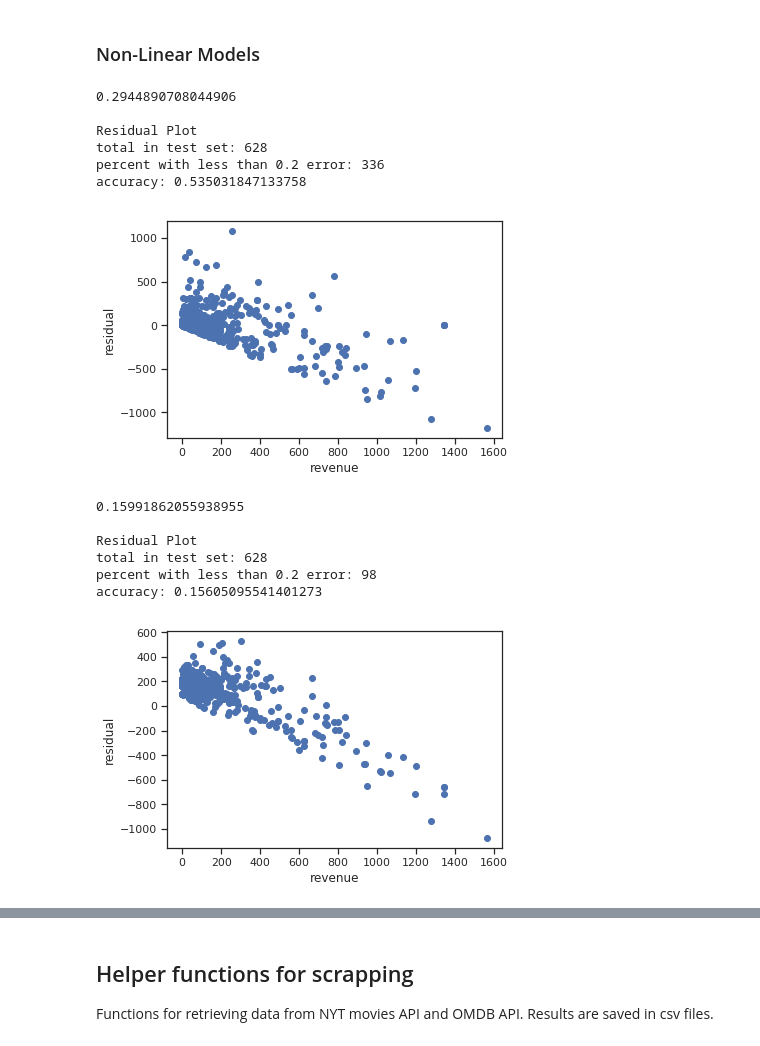
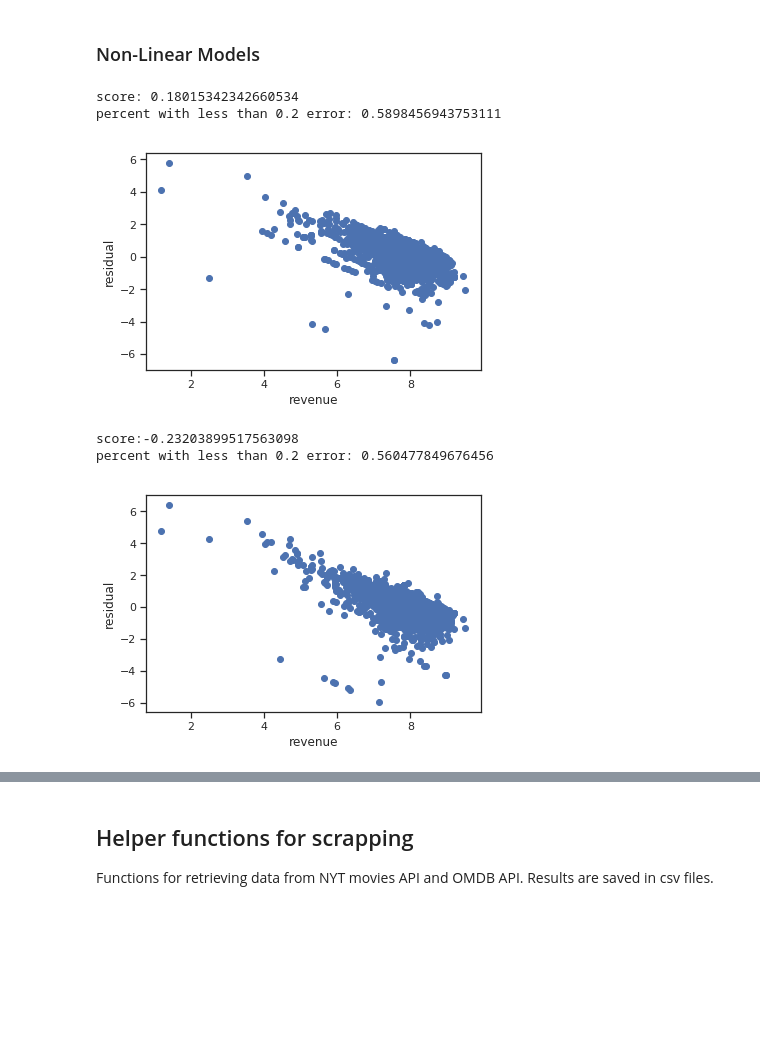
Before and after one commit to stephengou/Predictive-Model-Of-Movie-Revenues, a Jupyter notebook: Predictive Modelling of Revenues of Modern American Movies.ipynb, the cells around one changed output, grey strips where cells are left out. Saved outputs shown, nothing was run; the diff lists cells and outputs as text; code cells hidden in the pictures; blank space fills up the shorter version.

```diff
--- a/Predictive Modelling of Revenues of Modern American Movies.ipynb
+++ b/Predictive Modelling of Revenues of Modern American Movies.ipynb
@@ -207,6 +233,7 @@ main_df['release_date'] = pd.to_datetime(main_df['release_date'])
 main_df.drop(main_df[main_df['release_date'].dt.year < 1990].index, inplace=True)
 main_df.drop(main_df[main_df['release_date'].dt.year > 2016].index, inplace=True)
 main_df = main_df[main_df['revenue'] > 0]
+main_df = main_df[main_df['budget'] > 0]
 main_df = main_df.merge(ny_df,how='left')
 main_df = main_df.merge(ny_sentiment_df, how='left')
 
@@ -265,15 +292,8 @@ def get_cpi_adjusted_budget(df):
 
 main_df['revenue'] = main_df.apply(get_cpi_adjusted_revenue,axis=1)
 main_df['budget'] = main_df.apply(get_cpi_adjusted_budget,axis=1)
-main_df['revenue'] = main_df['revenue'] * 0.000001
-main_df['budget'] = main_df['budget'] * 0.000001
-
-def cat_revenue(df):
-    rev = df['revenue']
-    c = min(int(rev/250. * 10.),10)
-    return c
-
-#main_df['revenue'] = main_df.apply(cat_revenue,axis=1)
+main_df['revenue'] = np.log10(main_df['revenue'])
+main_df['budget'] = np.log10(main_df['budget'])
 
 main_df = main_df.drop(columns = ['release_date','original_language','popularity','homepage','overview','spoken_languages','tagline','original_title','vote_average','vote_count','id','status','production_companies','keywords'])
 # %%
@@ -361,7 +405,7 @@ ols_train['revenue'] = y_train
 limit = 0.2 #error allowed
 
 #bench mark against just predicting mean
-error_rate = (y_df.mean() - y_df)/y_df
+error_rate = (10 ** y_df.mean() - 10 ** y_df)/(10 ** y_df)
 print('total in test set: ' +str(len(y_df)))
 valid_predictions = np.sum(error_rate < limit)
 print('percent with less than {} error: '.format(limit) + str(valid_predictions))
@@ -372,7 +416,7 @@ def evaluate_ols_results(results):
     predictions = results.predict(x_test)
     plt.scatter(y_test, predictions - y_test)
 
-    error_rate = (predictions - y_test)/y_test
+    error_rate = (10 **predictions - 10 ** y_test)/(10 **y_test)
     correct_predictions = np.sum(error_rate < limit)
     print(correct_predictions, correct_predictions/len(y_test))
     plt.xlabel('revenue')
@@ -554,44 +483,30 @@ strong multicollinearity problems or that the design matrix is singular.
 ### Non-Linear Models
 # %%
 def evaluate_model(model,X,Y):
-    if hasattr(model,'coef_'):
-        print('Intercept: ' + str(model.intercept_))
-        print('\nCoefficients: ' + str([l + ': ' + str(c) for l,c in zip(x_train.columns,model.coef_)]))
-        print('\nR-Squared: ' + str(model.score(x_test,y_test)))
-    print('\nResidual Plot')
-    plt.scatter(Y, (model.predict(X) - Y))
-    error_rate = (model.predict(X) - Y)/Y
-    print('total in test set: ' +str(len(Y)))
+    predictions = cross_val_predict(model,X,Y,cv=5) #predictions = model.predict(X)
+    plt.scatter(Y, (predictions - Y))
+    error_rate = (10 ** predictions - 10 ** Y)/(10 ** Y)
     valid_predictions = np.sum(error_rate < limit)
-    print('percent with less than {} error: '.format(limit) + str(valid_predictions))
-    print('accuracy: ' + str(valid_predictions/len(Y)))
+    print('percent with less than {} error: '.format(limit) + str(valid_predictions/len(Y)))
     plt.xlabel('revenue')
     plt.ylabel('residual')
     plt.show()
 # %%
 tree_model = DecisionTreeRegressor()
 tree_model.fit(x_train,y_train)
-print(tree_model.score(x_test,y_test))
-evaluate_model(tree_model, x_test,y_test)
+print('score: ' + str(tree_model.score(x_test,y_test)))
+evaluate_model(tree_model, x_df,y_df)
 tree.export_graphviz(tree_model, out_file='tree.dot',feature_names = x_train.columns)
 # %% [output]
-0.2944890708044906
-
-Residual Plot
-total in test set: 628
-percent with less than 0.2 error: 336
-accuracy: 0.535031847133758
+score: 0.18015342342660534
+percent with less than 0.2 error: 0.5898456943753111
-[figure, old version]
+[figure, new version]
 # %%
-ada_model = AdaBoostRegressor()
-ada_model.fit(x_train,y_train)
-print(ada_model.score(x_test,y_test))
-evaluate_model(ada_model, x_test,y_test)
+knn_model = KNeighborsRegressor(n_neighbors = 1)
+knn_model.fit(x_train,y_train)
+print('score:' + str(knn_model.score(x_test,y_test)))
+evaluate_model(knn_model, x_df,y_df)
 # %% [output]
-0.15991862055938955
-
-Residual Plot
-total in test set: 628
-percent with less than 0.2 error: 98
-accuracy: 0.15605095541401273
+score:-0.23203899517563098
+percent with less than 0.2 error: 0.560477849676456
-[figure, old version]
+[figure, new version]
```
Also changed, not shown: parts of 21 cells of this notebook, 7 other files.
